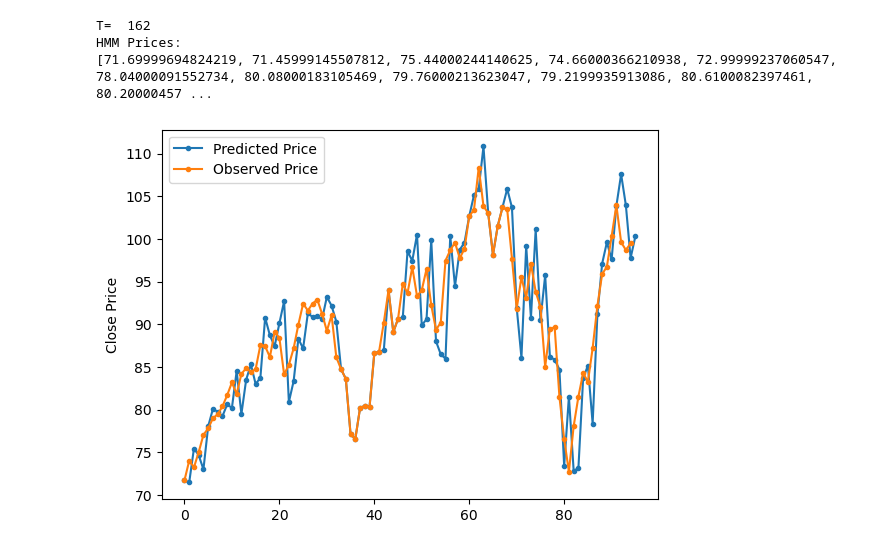
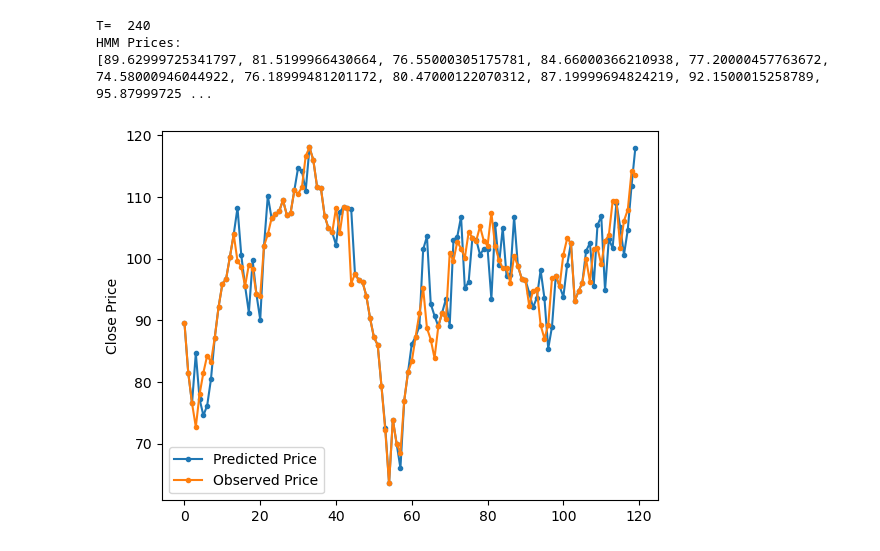
Before and after one commit to rinaaro/TS-project---HMM, a Jupyter notebook: Prediction.ipynb, the cells around one changed output. Saved outputs shown, nothing was run; the diff lists cells and outputs as text; code cells hidden in the pictures.

```diff
--- a/Prediction.ipynb
+++ b/Prediction.ipynb
@@ -38,13 +37,14 @@ data
 # %%
 # Resample the data to monthly frequency
-obs = data.resample('M').agg({'Open': 'first','High': 'max','Low': 'min','Close': 'last'})
+full = daily.resample('MS').agg({'Open': 'first','High': 'max','Low': 'min','Close': 'last'})
 
 # Reset the index to have 'Date' as a column again
-obs = obs.reset_index()
+full = full.reset_index()
+full = full.dropna()
 
 # Print the monthly data
-print(obs)
+print(full)
 
-data = obs[:162]
-print(data)
+sample = full[561:801] #1996-2016
+print(sample)
 # %% [output]
@@ -68,11 +68,13 @@ print(data)
 # %%
 # Remove any rows with missing values
-obs = obs.dropna()
+full = full.dropna()
 
 # Select the first four columns as observations
-obs = obs[obs.columns[1:5]]
+full = full[full.columns[1:5]]
+sample = sample[sample.columns[1:5]]
+
 # Set the number of observations to consider for each iteration
-T = 96
+T = 120
 
 # Initialize empty lists to store the evaluation criteria results
 AIC, BIC, HQC, CAIC = [], [], [], []
@@ -90,21 +92,21 @@ for n in range(2, 7):
         # Define the HMM model
         if first_time:
             # For the first iteration, create a new model
-            model = hmm.GaussianHMM(n_components=n, n_iter=100)
+            model = hmm.GaussianHMM(n_components=n, n_iter=120)
             first_time = False
         else:
             # For subsequent iterations, create a new model and initialize its parameters
             old_model = model
-            model = hmm.GaussianHMM(n_components=n, init_params="c", n_iter=100)
+            model = hmm.GaussianHMM(n_components=n, init_params="c", n_iter=120)
             model.startprob_ = old_model.startprob_
             model.transmat_ = old_model.transmat_
             model.means_ = old_model.means_
 
         # Train the model using the Baum-Welch algorithm
-        model.fit(obs[i:i+T])
+        model.fit(sample[i:i+T])
 
         # Perform the forward algorithm to compute log-likelihoods and forward probabilities
-        log_likelihoods, fwd = model.score_samples(obs[i:i+T])
+        log_likelihoods, fwd = model.score_samples(sample[i:i+T])
 
         # Calculate the number of parameters for the model
         k = n**2 + 2*n - 1
@@ -169,13 +203,11 @@ plt.show()
 # %%
-data = data[data.columns[1:5]]
-obs = obs[obs.columns[1:5]]
 # Calculate number of rows and set training window
-T = data.shape[0]
+T = sample.shape[0]
 print("T= ", T)
 
 # Define the size of the training window
-d = 96
-D = 96
+d = 120
+D = 120
 hmm_price = []
 
 temp_T = T
@@ -185,7 +217,7 @@ first_time = True
 while T < temp_T + d:
 
     # Train HMM on data from T-D+1 to T
-    train_data = obs.iloc[T-D:T]
+    train_data = full.iloc[T-D:T]
     train_data = train_data.dropna()
 
     # Set the random seed
@@ -214,37 +246,37 @@ while T < temp_T + d:
     while t-D>  0:
         t = t-1
 
-        train_data = obs.iloc[t-D:t]
+        train_data = full.iloc[t-D:t]
         new_likelihood = model.score(train_data)
         if (abs(new_likelihood - original_likelihood))< min_diff:  # Threshold for comparison by choosing that new_likelihood which is minimum
             min_diff = abs(new_likelihood - original_likelihood)
             min_t = t
             min_likelihood = new_likelihood
 
     # Calculate the predicted close price
-    close_price = obs['Close'][T-1] + ((obs['Close'][min_t + 1] - obs['Close'][min_t]) * np.sign(original_likelihood - min_likelihood))
+    close_price = full['Close'][T-1] + ((full['Close'][min_t + 1] - full['Close'][min_t]) * np.sign(original_likelihood - min_likelihood))
 
     hmm_price.append(close_price)
     T=T+1
 
 # Print the calculated prices
 print("HMM Prices: ")
 print(hmm_price)
 
 # Plot the predicted and observed prices
 close = []
-truncated_obs = obs.iloc[T-d:T]
+truncated_obs = full.iloc[T-d:T]
 
 for i in truncated_obs['Close']:
   close.append(i)
 
 plt.plot(hmm_price,marker='.', label = "Predicted Price")
 plt.plot(close,marker = '.', label= "Observed Price")
 plt.ylabel("Close Price")
 plt.legend()
 plt.show()
 # %% [output]
-T=  162
+T=  240
 HMM Prices:
-[71.69999694824219, 71.45999145507812, 75.44000244140625, 74.66000366210938, 72.99999237060547, 78.04000091552734, 80.08000183105469, 79.76000213623047, 79.2199935913086, 80.6100082397461, 80.20000457 ...
+[89.62999725341797, 81.5199966430664, 76.55000305175781, 84.66000366210938, 77.20000457763672, 74.58000946044922, 76.18999481201172, 80.47000122070312, 87.19999694824219, 92.1500015258789, 95.87999725 ...
-[figure, old version]
+[figure, new version]
```
Also changed, not shown: parts of 6 cells of this notebook.
